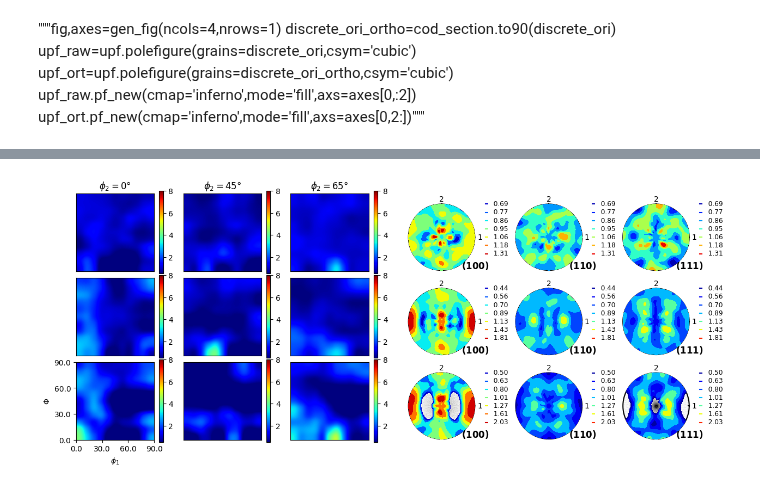
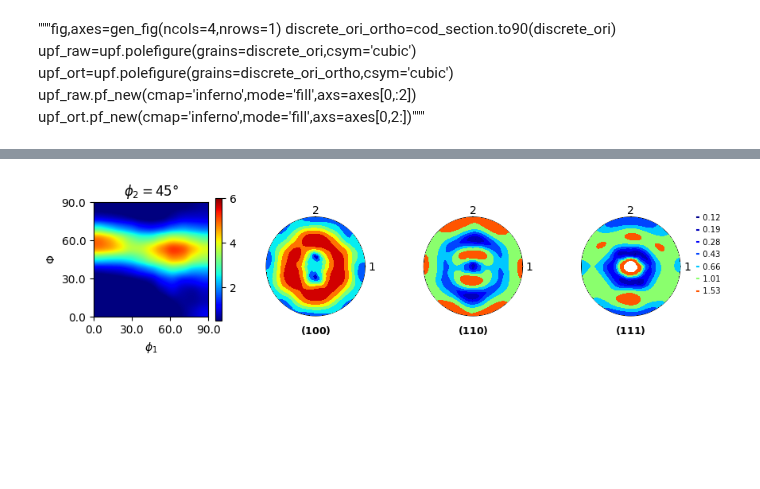
Before and after one commit to youngung/texture3, a Jupyter notebook: ipynb/COD_Section.ipynb, the cells around one changed output, grey strips where cells are left out. Drawn from its saved outputs; the diff is of its cells as text; code cells hidden in the pictures; blank space fills up the shorter version.

```diff
--- a/ipynb/COD_Section.ipynb
+++ b/ipynb/COD_Section.ipynb
@@ -1201,14 +1201,16 @@ upf_raw.pf_new(cmap='inferno',mode='fill',axs=axes[0,:2])
 upf_ort.pf_new(cmap='inferno',mode='fill',axs=axes[0,2:])"""
 # %%
 %%time
-grs=np.empty(3,dtype='object')
-grs[0]=np.loadtxt('../../vpsc8_REX/L_1075C_e0_1.tex',skiprows=4)
-#grs[0]=np.loadtxt('/Users/youngung/repo/evpsc/matData/vpscData/EDDQ/eddq_10000',skiprows=4)
-for iph in range(2):
-    fntex=f'../../vpsc8_ReX/TEX_PH%i.OUT'%(iph+1)
-    grs[iph+1]=np.loadtxt(fntex,skiprows=4)
-phi2s=[0,45,65];nodes=np.empty((len(grs),len(phi2s)),dtype='object')
-for iph in range(len(grs)):
-    for i, phi2 in enumerate(phi2s):
-        nodes[iph,i]=main(phi2=phi2,grs=grs[iph])
+if False:
+    grs=np.empty(3,dtype='object')
+    grs[0]=np.loadtxt('../../vpsc8_REX/L_1075C_e0_1.tex',skiprows=4)
+    #grs[0]=np.loadtxt('/Users/youngung/repo/evpsc/matData/vpscData/EDDQ/eddq_10000',skiprows=4)
+
+    for iph in range(2):
+        fntex=f'../../vpsc8_ReX/TEX_PH%i.OUT'%(iph+1)
+        grs[iph+1]=np.loadtxt(fntex,skiprows=4)
+    phi2s=[0,45,65];nodes=np.empty((len(grs),len(phi2s)),dtype='object')
+    for iph in range(len(grs)):
+        for i, phi2 in enumerate(phi2s):
+            nodes[iph,i]=main(phi2=phi2,grs=grs[iph])
 # %% [output]
@@ -1217,19 +1219,26 @@ Wall time: 15.3 s
+# %%
+grs=np.empty(1,dtype='object')
+fntex='/Users/youngung/Library/CloudStorage/OneDrive-창원대학교/ExpDat/2021/주무영_IF_steel/eddq_10000'
+grs[0]=np.loadtxt(fntex,skiprows=4);
+phi2s=[45];
+nodes=np.empty((len(grs),len(phi2s)),dtype='object')
+for iph in range(len(grs)):
+    for i, phi2 in enumerate(phi2s):
+        nodes[iph,i]=main(phi2=phi2,grs=grs[iph])
 # %%
 ##
-fig,axes=gen_fig(nrows=len(grs),ncols=6,wspace=0.10,hspace=0.02)
+fig,axes=gen_fig(nrows=len(grs),ncols=len(phi2s)+3,wspace=0.10,hspace=0.02)
 for iph in range(len(grs)):
     ## COD sections
     for i, rst in enumerate(nodes[iph]):
-        cnt=axes[iph,i].imshow(rst.T,interpolation='gaussian',cmap='jet',vmin=0.5,vmax=8)
+        cnt=axes[iph,i].imshow(rst.T,interpolation='gaussian',cmap='jet',vmin=0.5,vmax=6)
         plt.colorbar(cnt)
         labeling(axes[iph,i])
     ## pole figures
     mypf=upf.polefigure(grains=grs[iph],csym='cubic',cdim=[1,1,1],cang=[90,90,90])
-    mypf.pf_new(axs=axes[iph,3:6],poles=[[1,0,0],[1,1,0],[1,1,1]],mode='fill',cmap='jet',ismooth=3)
-
+    mypf.pf_new(axs=axes[iph,len(phi2s):len(phi2s)+3],poles=[[1,0,0],[1,1,0],[1,1,1]],mode='fill',cmap='jet',ismooth=3)
 ## deco
-
-for icol in range(3):
+for icol in range(len(phi2s)):
     axes[0,icol].set_title(r'$\phi_2=%3.0f \degree$'%phi2s[icol])
     for irow in range(len(grs)):
         ax=axes[irow,icol]
@@ -1241 +1250 @@ Elapsed time for calling cells_pf:         577 [ ms]
-[figure, old version]
+[figure, new version]
```
Also changed, not shown: parts of 4 cells of this notebook, 1 other file.
